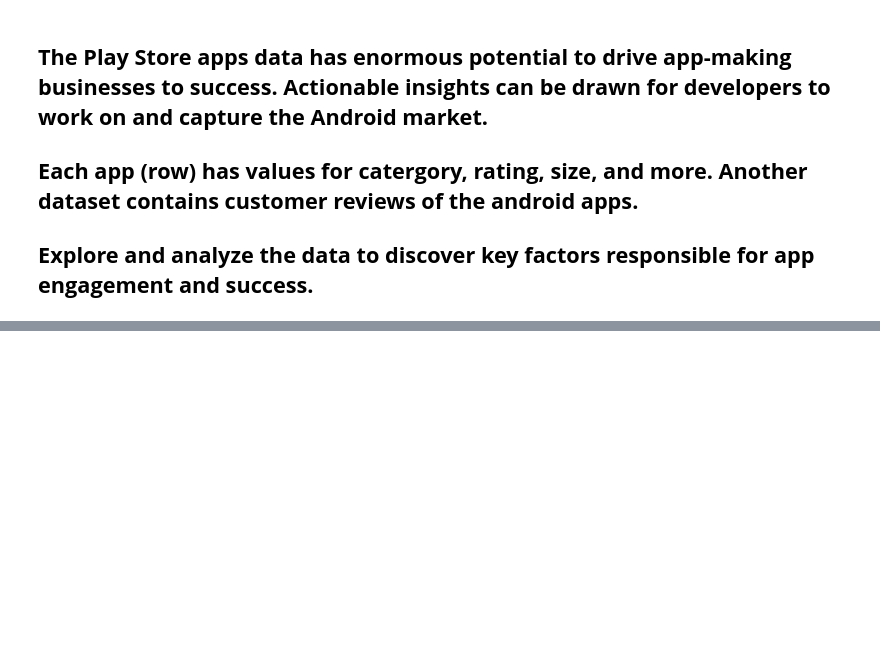
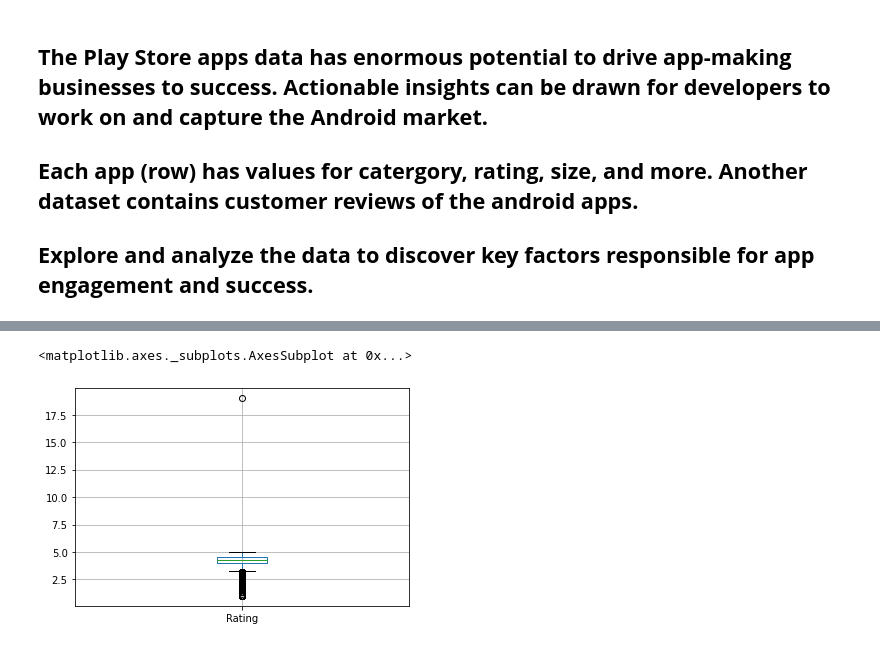
Before and after one commit to RITIK1442840127/Play-Store-Data-Analysis, a Jupyter notebook: Play_Store_Analysis_by_RITIK_TIWARI.ipynb, the cells around one changed output, grey strips where cells are left out. Cells and saved outputs as stored; diff of their text form; code cells hidden in the pictures; blank space fills up the shorter version.

Commit message:
Second commit Play-Store Data Analysis

```diff
--- a/Play_Store_Analysis_by_RITIK_TIWARI.ipynb
+++ b/Play_Store_Analysis_by_RITIK_TIWARI.ipynb
@@ -26,3 +26,8 @@ from pylab import rcParams
 # figure size in inches
 
 %matplotlib inline
+# %%
+#importing dataset
+working_directory = '/content/drive/MyDrive/Dataset/'
+df = pd.read_csv('/content/Play Store Data.csv')
+df1=pd.read_csv('/content/User Reviews.csv')
@@ -28,0 +125,5 @@ from pylab import rcParams
+# %%
+df.boxplot()
+# %% [output]
+<matplotlib.axes._subplots.AxesSubplot at 0x...>
+[figure, added]
```
Also changed, not shown: parts of 77 cells of this notebook.
